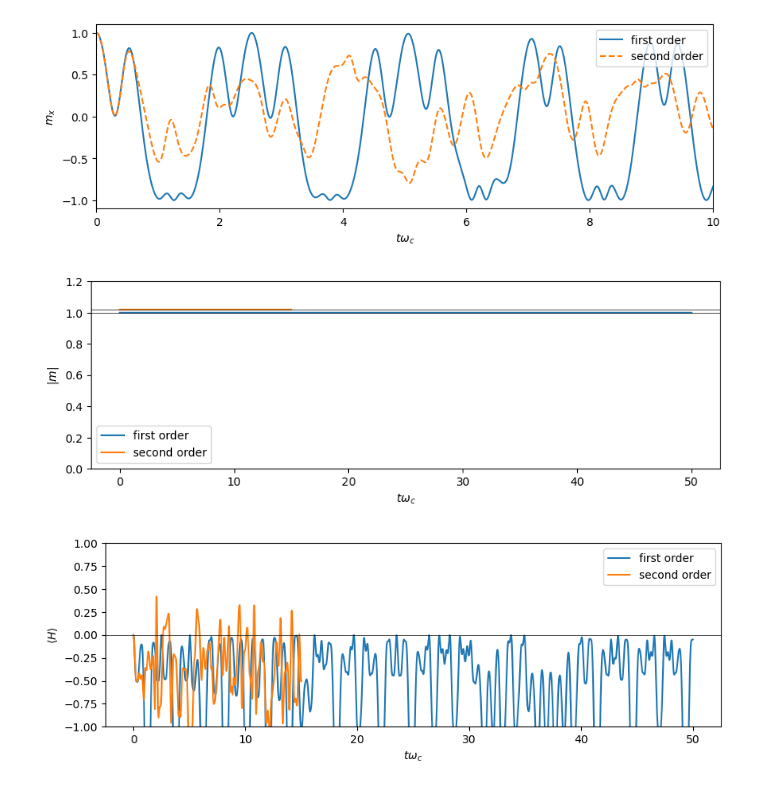
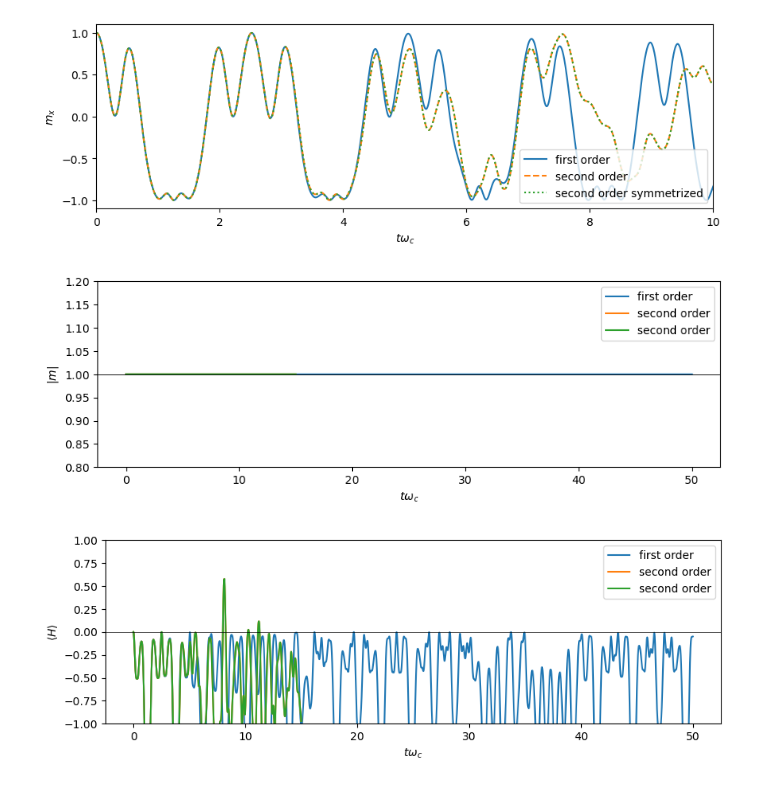
Before and after one commit to chuan97/dicke-dynamics, a Jupyter notebook: first_vs_second_order.ipynb, the cells around one changed output. Drawn from its saved outputs; the diff is of its cells as text; code cells hidden in the pictures.

```diff
--- a/first_vs_second_order.ipynb
+++ b/first_vs_second_order.ipynb
@@ -27,50 +27,70 @@ plt.rcParams['figure.figsize'] = (10, 3)
 
 tmax = 15
 
-N = 100
-
+N = 100000
+#
 m0 = np.zeros(24)
 m0[0] = 1 # m0 is the state with maximum mx
 m0[5] = 1 # and thus also mx^2
 m0[11] = 2/N # the variance is non zero for finite N
 m0[17] = 2/N # the variance is non zero for finite N
-m0[16] = 4j/N # the variance is non zero for finite N
-m0[12] = -4j/N # the variance is non zero for finite N
+# m0[16] = 4j/N # the variance is non zero for finite N
+# m0[12] = -4j/N # the variance is non zero for finite N
 
 t_eval = np.linspace(0, tmax, 10000)
 max_step = 0.001
 sol_2 = solve_ivp(classical.Dicke_classical_eqsmot_second_order, (0, tmax), m0, method='DOP853', args=(2*np.pi * wz, 2*np.pi * wc, 2*np.pi * lam), t_eval=t_eval, max_step=max_step)
+# %%
+plt.rcParams['figure.figsize'] = (10, 3)
+
+tmax = 15
+
+N = 100000
+
+m0 = np.zeros(24)
+m0[0] = 1 # m0 is the state with maximum mx
+m0[5] = 1 # and thus also mx^2
+m0[11] = 2/N # the variance is non zero for finite N
+m0[17] = 2/N # the variance is non zero for finite N
+m0[16] = 324234 # the covariance is non zero for finite N, although the covariance is dynamically disconected from the rest of the system.
+
+t_eval = np.linspace(0, tmax, 10000)
+max_step = 0.001
+sol_sym = solve_ivp(classical.Dicke_classical_eqsmot_second_order_sym, (0, tmax), m0, method='DOP853', args=(2*np.pi * wz, 2*np.pi * wc, 2*np.pi * lam), t_eval=t_eval, max_step=max_step)
 # %%
 plt.plot(sol.t, sol.y[0], label='first order')
 plt.plot(sol_2.t, sol_2.y[0], label='second order', ls='dashed')
+plt.plot(sol_sym.t, sol_sym.y[0], label='second order symmetrized', ls='dotted')
 plt.ylabel(r'$m_x$')
 plt.xlabel(r'$t \omega_c$')
 start = 0
 window = 10
 plt.xlim(start, start+window)
 plt.ylim(-1.1, 1.1)
 plt.legend()
 plt.show()
 
 plt.plot(sol.t, np.linalg.norm(sol.y[:3], axis=0), label='first order')
 plt.plot(sol_2.t, np.sqrt(sol_2.y[5] + sol_2.y[11] + sol_2.y[17]), label='second order')
+plt.plot(sol_sym.t, np.sqrt(sol_sym.y[5] + sol_sym.y[11] + sol_sym.y[17]), label='second order')
 plt.ylabel(r'$|m|$')
 plt.xlabel(r'$t \omega_c$')
 plt.axhline(1.0 + 2/N, c='k', lw=0.5)
 plt.axhline(1.0, c='k', lw=0.5)
-plt.ylim(0., 1.2)
+plt.ylim(0.8, 1.2)
 plt.legend()
 plt.show()
 
 plt.plot(sol.t, wz*sol.y[2] + 0.25*wc*(sol.y[3]**2 + sol.y[4]**2) + 2*lam*sol.y[0]*sol.y[3], label='first order')
 plt.plot(sol_2.t, wz*sol_2.y[2] + 0.25*wc*(sol_2.y[3]**2 + sol_2.y[4]**2) + 2*lam*sol_2.y[0]*sol_2.y[3], label='second order')
+plt.plot(sol_sym.t, wz*sol_sym.y[2] + 0.25*wc*(sol_sym.y[3]**2 + sol_sym.y[4]**2) + 2*lam*sol_sym.y[0]*sol_sym.y[3], label='second order')
 plt.ylabel(r'$\langle H \rangle$')
 plt.xlabel(r'$t \omega_c$')
 plt.axhline(0.0, c='k', lw=0.5)
 plt.ylim(-1, 1)
 plt.legend()
 plt.show()
 # %% [output]
-[figure, old version]
+[figure, new version]
-[figure, old version]
+[figure, new version]
-[figure, old version]
+[figure, new version]
```
Also changed, not shown: 2 other files.
